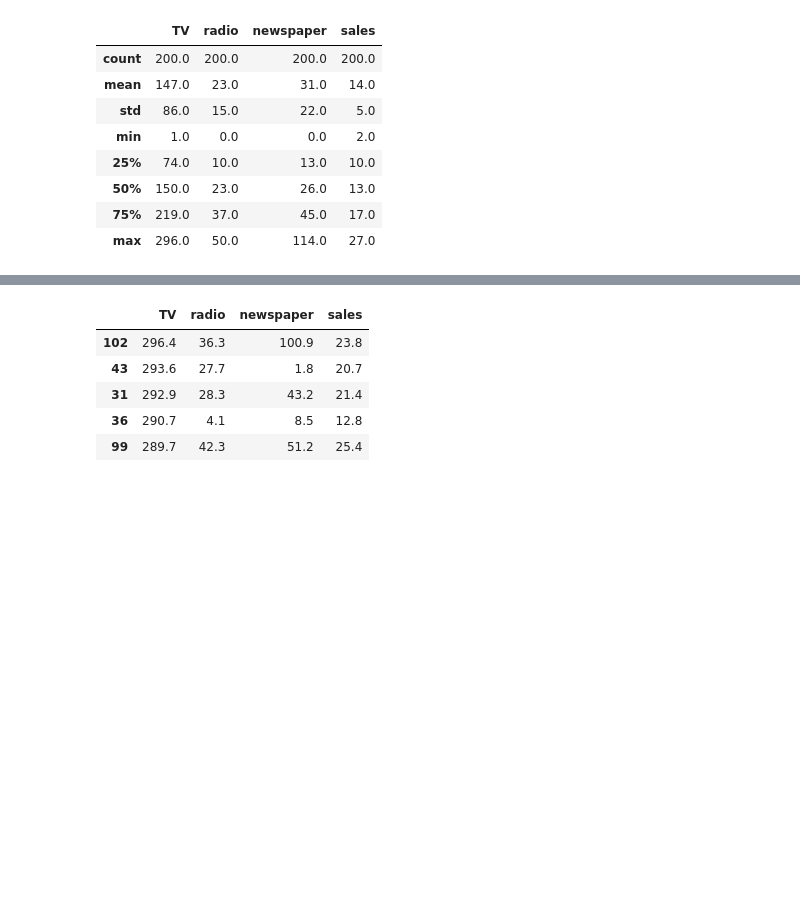
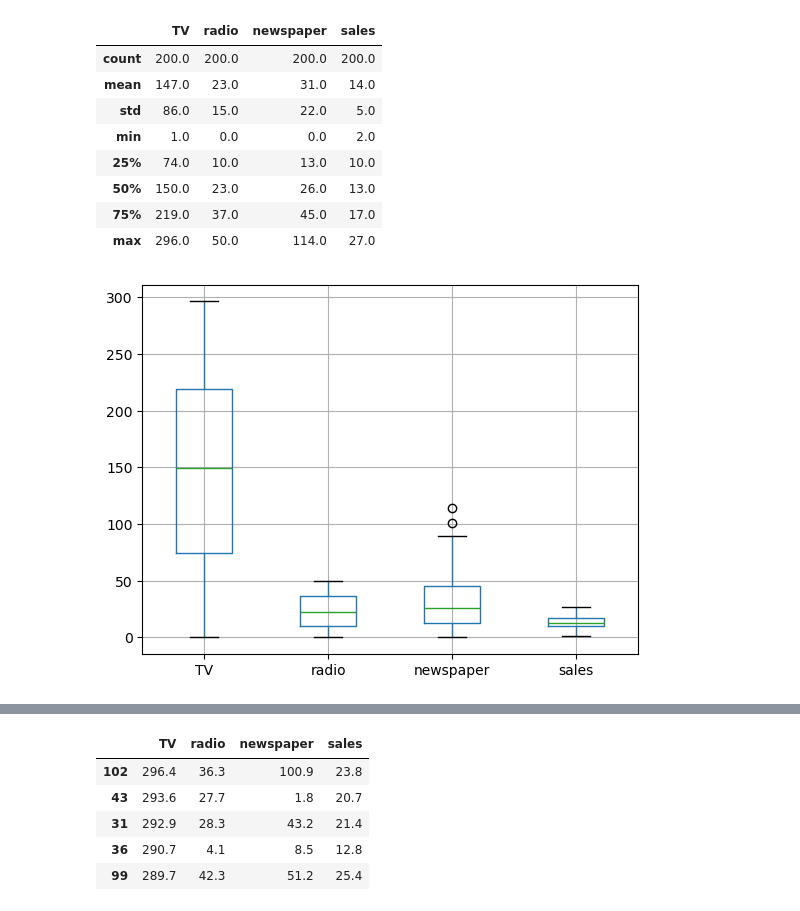
Before and after one commit to caichinger/AIMNC24, a Jupyter notebook: use_case/marketing_plan.ipynb, the cells around one changed output, grey strips where cells are left out. Saved outputs shown, nothing was run; the diff lists cells and outputs as text; code cells hidden in the pictures; blank space fills up the shorter version.

```diff
--- a/use_case/marketing_plan.ipynb
+++ b/use_case/marketing_plan.ipynb
@@ -80,3 +159,8 @@ df.describe().round(0)
 | 50% | 150.0 | 23.0 | 26.0 | 13.0 |
 | 75% | 219.0 | 37.0 | 45.0 | 17.0 |
 | max | 296.0 | 50.0 | 114.0 | 27.0 |
+# %%
+axs = df.boxplot()
+axs.figure
+# %% [output]
+[figure, added]
```
Also changed, not shown: parts of 13 cells of this notebook, 5 other files.
